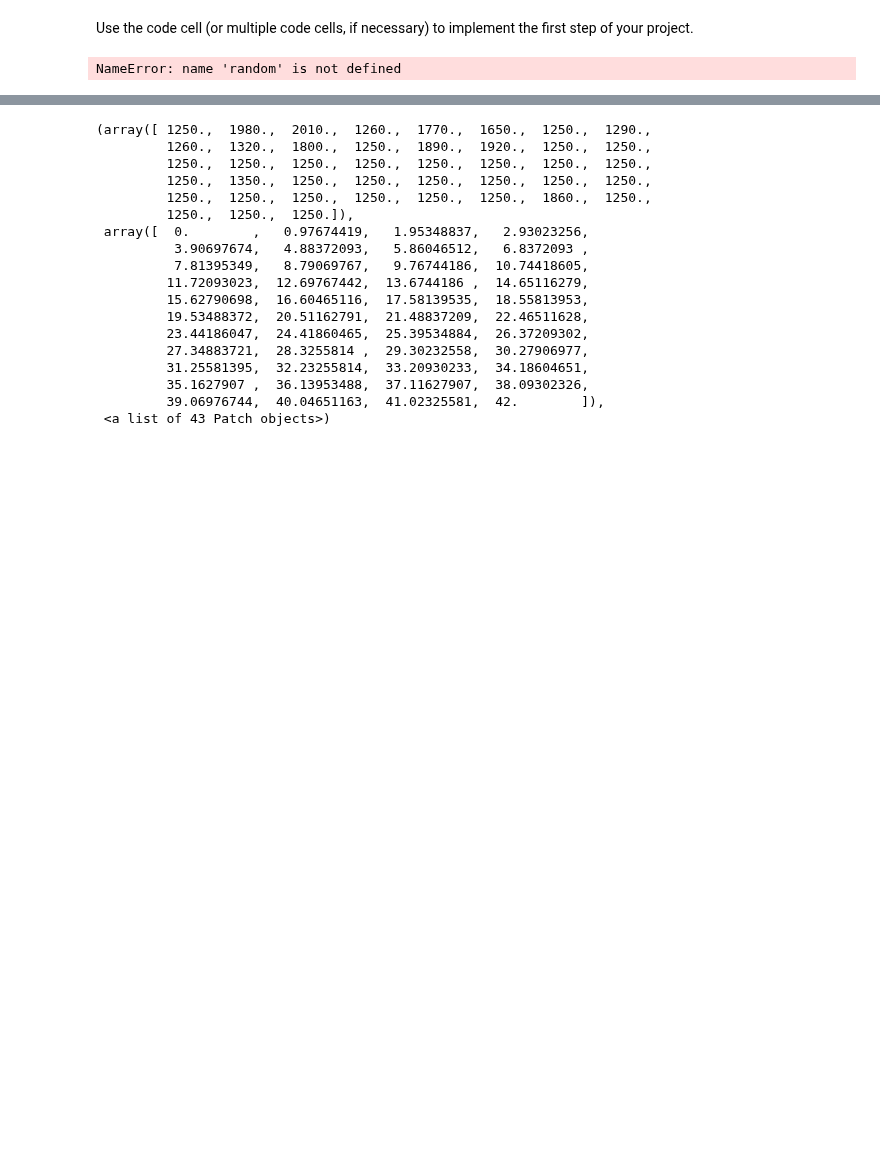
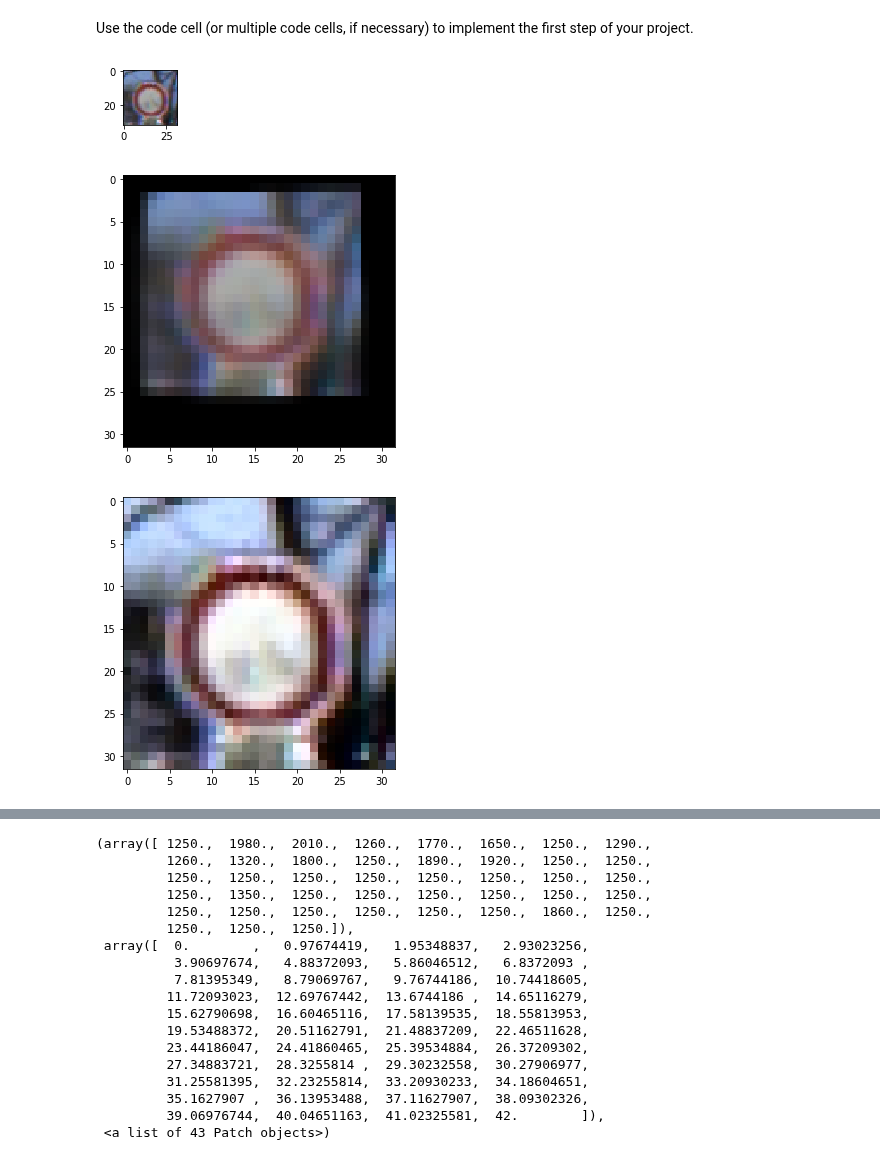
Before and after one commit to jiforcen/CarND-Traffic-Sign-Classifier-Project, a Jupyter notebook: Traffic_Sign_Classifier.ipynb, the cells around one changed output, grey strips where cells are left out. Cells and saved outputs as stored; diff of their text form; code cells hidden in the pictures; blank space fills up the shorter version.

```diff
--- a/Traffic_Sign_Classifier.ipynb
+++ b/Traffic_Sign_Classifier.ipynb
@@ -192,45 +192,32 @@ def geo_transformation(img,ang_range,affine_range,trans_range):
 # %%
 
 %matplotlib inline
 
 index = random.randint(0,len(X_train))
 
 image = X_train[index].squeeze()
 
 plt.figure(figsize=(1,1))
 plt.imshow(image)
 
 #img = geo_transformation(image,6,3,0)
 img = geo_transformation(image,20,5,5)
 
 plt.figure(figsize=(5,5))
 plt.imshow(img)
 
 image = cv2.cvtColor(image,cv2.COLOR_RGB2YUV)
 image[:,:,0] = cv2.equalizeHist(image[:,:,0])
 image = cv2.cvtColor(image,cv2.COLOR_YUV2RGB)
 
 plt.figure(figsize=(5,5))
 plt.imshow(image)
-import matplotlib.gridspec as gridspec
-
-gs1 = gridspec.GridSpec(10, 10)
-gs1.update(wspace=0.01, hspace=0.02) # set the spacing between axes.
-plt.figure(figsize=(12,12))
-for i in range(100):
-    ax1 = plt.subplot(gs1[i])
-    ax1.set_xticklabels([])
-    ax1.set_yticklabels([])
-    ax1.set_aspect('equal')
-    img = geo_transformation(image,12,3,3)
-
-    plt.subplot(10,10,i+1)
-    plt.imshow(img)
-    plt.axis('off')
 
 plt.show()
 # %% [output]
-NameError: name 'random' is not defined
+[figure, added]
+[figure, added]
+[figure, added]
 # %%
 def number_completed(count_images,min_nImages):
     completed = True
```
Also changed, not shown: parts of 13 cells of this notebook, 3 other files.
